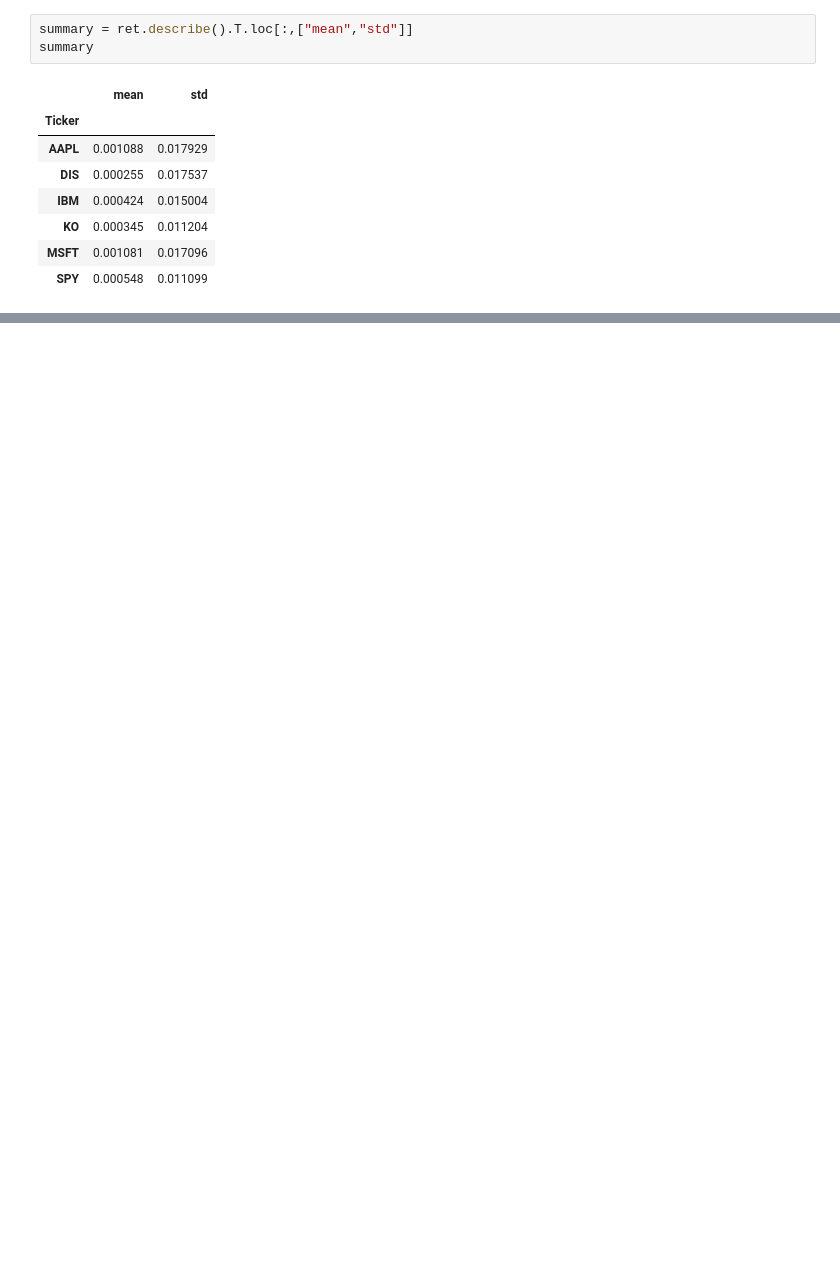
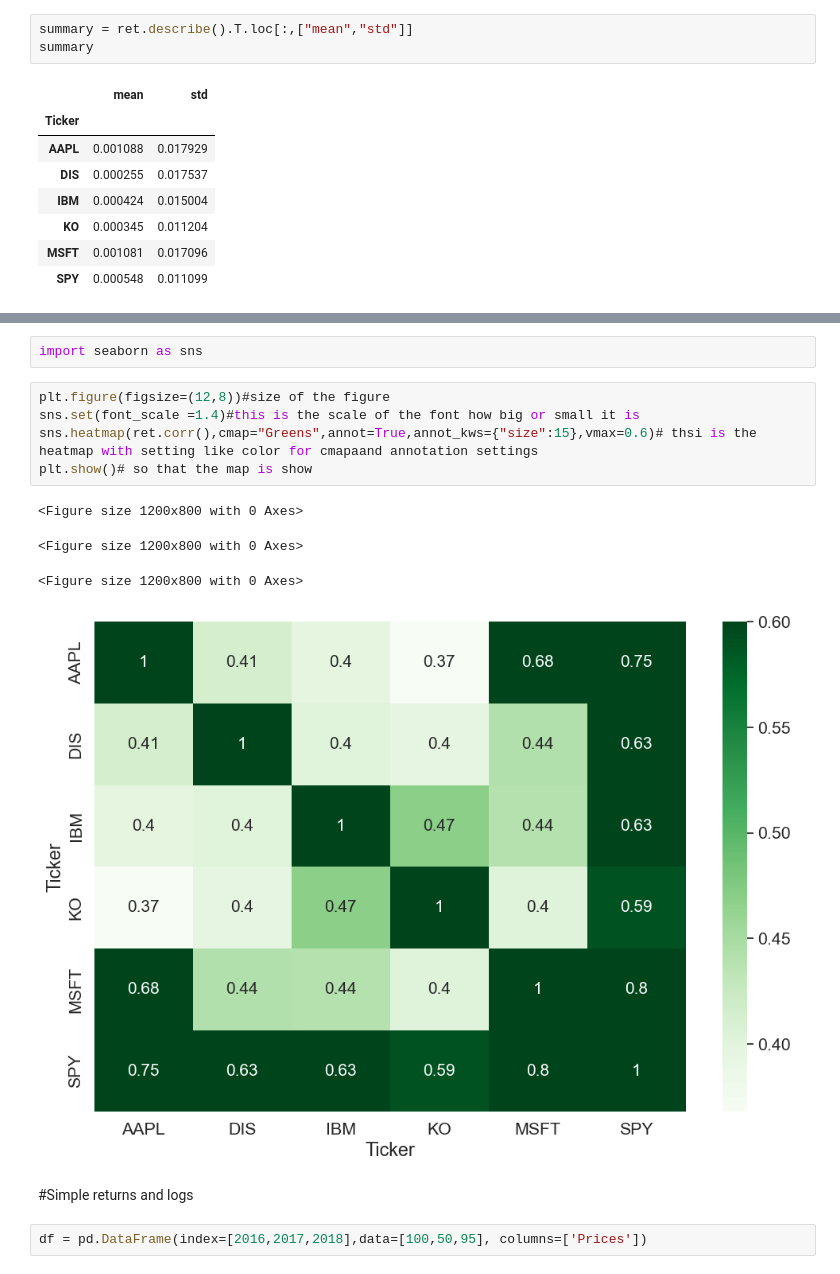
Before and after one commit to collochumba/machine_learning_manafrica, a Jupyter notebook: usd1.ipynb, the cells around one changed output, grey strips where cells are left out. Saved outputs shown, nothing was run; the diff lists cells and outputs as text; blank space fills up the shorter version.

```diff
--- a/usd1.ipynb
+++ b/usd1.ipynb
@@ -670,0 +686,16 @@ plt.show()
+# %%
+import seaborn as sns
+# %%
+plt.figure(figsize=(12,8))#size of the figure
+sns.set(font_scale =1.4)#this is the scale of the font how big or small it is
+sns.heatmap(ret.corr(),cmap="Greens",annot=True,annot_kws={"size":15},vmax=0.6)# thsi is the heatmap with setting like color for cmapaand annotation settings
+plt.show()# so that the map is show
+# %% [output]
+<Figure size 1200x800 with 0 Axes>
+<Figure size 1200x800 with 0 Axes>
+<Figure size 1200x800 with 0 Axes>
+[figure, added]
+# %% [markdown]
+#Simple returns and logs
+# %%
+df = pd.DataFrame(index=[2016,2017,2018],data=[100,50,95], columns=['Prices'])
```
Also changed, not shown: parts of 58 cells of this notebook, 5 other files.
